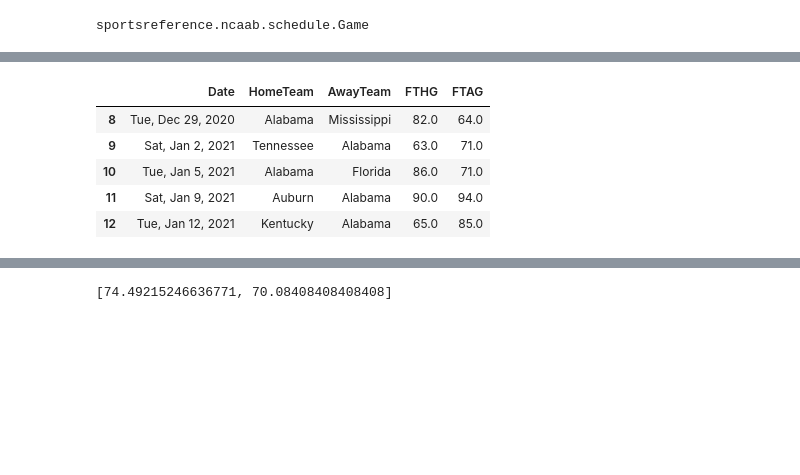
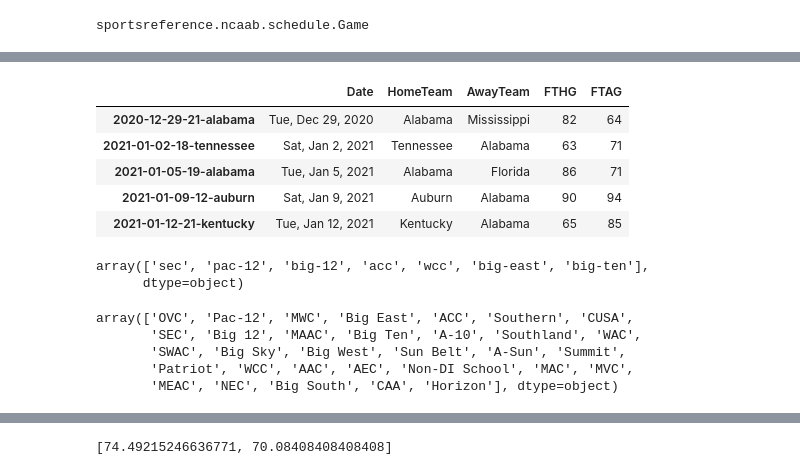
Before and after one commit to gaulight42/bball1, a Jupyter notebook: ncaaBball2022.ipynb, the cells around one changed output, grey strips where cells are left out. Saved outputs shown, nothing was run; the diff lists cells and outputs as text; code cells hidden in the pictures; blank space fills up the shorter version.

```diff
--- a/ncaaBball2022.ipynb
+++ b/ncaaBball2022.ipynb
@@ -37,7 +37,7 @@ Some notes on data munging:
 - Most games will be listed twice: once for the home team, once for the away team. Thus, I will need to drop one of them for some modeling setups (ie., the boxscore_index needs to be unique).
 # %%
 majorConfs = ["big-12","Big 12",
-              "big-10","Big Ten",
+              "big-10","Big Ten","big-ten",
               "sec","SEC",
               "big-east","Big East",
               "pac-12","PAC-12",
@@ -131,35 +131,55 @@ def addHomeTeamColumn(row):
         return row['team_name']
     else:
         return row['opponent_name']
 bdf['HomeTeam'] = bdf.apply(addHomeTeamColumn, axis=1)
 def addAwayTeamColumn(row):
     if(row['location_Away'] == 1):
         return row['team_name']
     else:
         return row['opponent_name']
 bdf['AwayTeam'] = bdf.apply(addAwayTeamColumn, axis=1)
 #add in "HomePoints" , AwayPoints
 def addHomePointsColumn(row):
     if(row['location_Home'] == 1):
         return row['points_for']
     else:
         return row['points_against']
 bdf['HomePoints'] = bdf.apply(addHomePointsColumn, axis=1)
 def addAwayPointsColumn(row):
     if(row['location_Away'] == 1):
         return row['points_for']
     else:
         return row['points_against']
 bdf['AwayPoints'] = bdf.apply(addAwayPointsColumn, axis=1)
+#just big ten conference games
+big10df = bdf.loc[(bdf["team_conference"]=='big-ten')&
+                  (bdf['opponent_conference']=='Big Ten')]
+
 #rename columns
 selector_d = {'date':'Date', 'HomeTeam':'HomeTeam', 'AwayTeam':'AwayTeam',
               'HomePoints':'FTHG', 'AwayPoints':'FTAG'}
 bdf = bdf.rename(columns=selector_d)[selector_d.values()]
+bdf.reset_index(inplace=True, drop=True)
+big10df = big10df.rename(columns=selector_d)[selector_d.values()]
+big10df.reset_index(inplace=True, drop=True)
 bdf.head()
 # %% [output]
 |  | Date | HomeTeam | AwayTeam | FTHG | FTAG |
-| 8 | Tue, Dec 29, 2020 | Alabama | Mississippi | 82.0 | 64.0 |
-| 9 | Sat, Jan 2, 2021 | Tennessee | Alabama | 63.0 | 71.0 |
-| 10 | Tue, Jan 5, 2021 | Alabama | Florida | 86.0 | 71.0 |
-| 11 | Sat, Jan 9, 2021 | Auburn | Alabama | 90.0 | 94.0 |
-| 12 | Tue, Jan 12, 2021 | Kentucky | Alabama | 65.0 | 85.0 |
+| 2020-12-29-21-alabama | Tue, Dec 29, 2020 | Alabama | Mississippi | 82 | 64 |
+| 2021-01-02-18-tennessee | Sat, Jan 2, 2021 | Tennessee | Alabama | 63 | 71 |
+| 2021-01-05-19-alabama | Tue, Jan 5, 2021 | Alabama | Florida | 86 | 71 |
+| 2021-01-09-12-auburn | Sat, Jan 9, 2021 | Auburn | Alabama | 90 | 94 |
+| 2021-01-12-21-kentucky | Tue, Jan 12, 2021 | Kentucky | Alabama | 65 | 85 |
+# %%
+df['team_conference'].unique()
+# %% [output]
+array(['sec', 'pac-12', 'big-12', 'acc', 'wcc', 'big-east', 'big-ten'],
+      dtype=object)
+# %%
+df['opponent_conference'].unique()
+# %% [output]
+array(['OVC', 'Pac-12', 'MWC', 'Big East', 'ACC', 'Southern', 'CUSA',
+       'SEC', 'Big 12', 'MAAC', 'Big Ten', 'A-10', 'Southland', 'WAC',
+       'SWAC', 'Big Sky', 'Big West', 'Sun Belt', 'A-Sun', 'Summit',
+       'Patriot', 'WCC', 'AAC', 'AEC', 'Non-DI School', 'MAC', 'MVC',
+       'MEAC', 'NEC', 'Big South', 'CAA', 'Horizon'], dtype=object)
```
Also changed, not shown: parts of 38 cells of this notebook.
